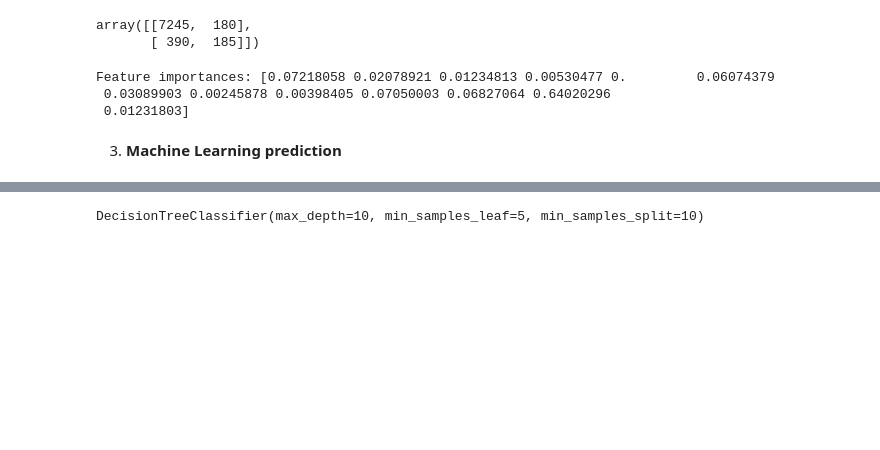
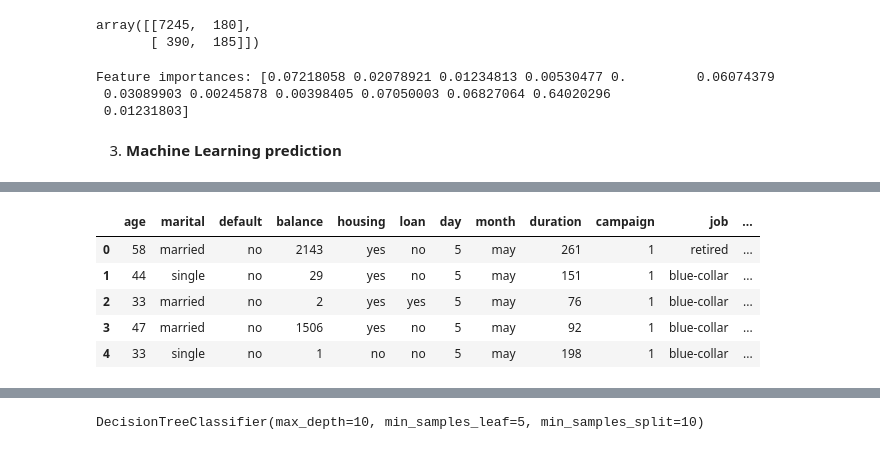
Before and after one commit to hugofmonteiro/cdGWoVOzIWXGxO4j, a Jupyter notebook: notebooks/termDeposit_EDA.ipynb, the cells around one changed output, grey strips where cells are left out. Saved outputs shown, nothing was run; the diff lists cells and outputs as text; code cells hidden in the pictures; blank space fills up the shorter version.

```diff
--- a/notebooks/termDeposit_EDA.ipynb
+++ b/notebooks/termDeposit_EDA.ipynb
@@ -545,0 +573,9 @@ dtype: int64
+# %%
+new_df_features.head()
+# %% [output]
+|  | age | marital | default | balance | housing | loan | day | month | duration | campaign | job | ... |
+| 0 | 58 | married | no | 2143 | yes | no | 5 | may | 261 | 1 | retired | ... |
+| 1 | 44 | single | no | 29 | yes | no | 5 | may | 151 | 1 | blue-collar | ... |
+| 2 | 33 | married | no | 2 | yes | yes | 5 | may | 76 | 1 | blue-collar | ... |
+| 3 | 47 | married | no | 1506 | yes | no | 5 | may | 92 | 1 | blue-collar | ... |
+| 4 | 33 | single | no | 1 | no | no | 5 | may | 198 | 1 | blue-collar | ... |
```
Also changed, not shown: parts of 33 cells of this notebook, 1 other file.
